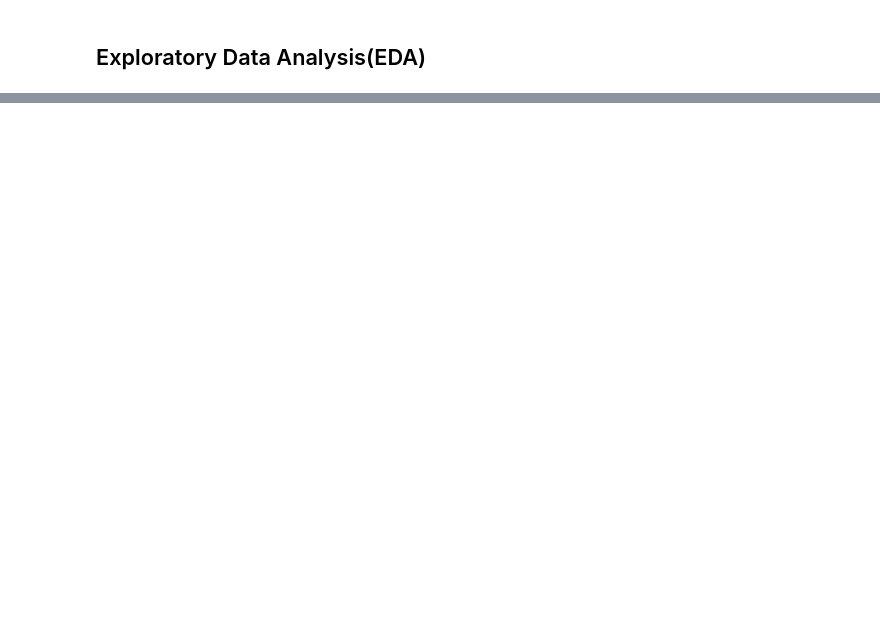
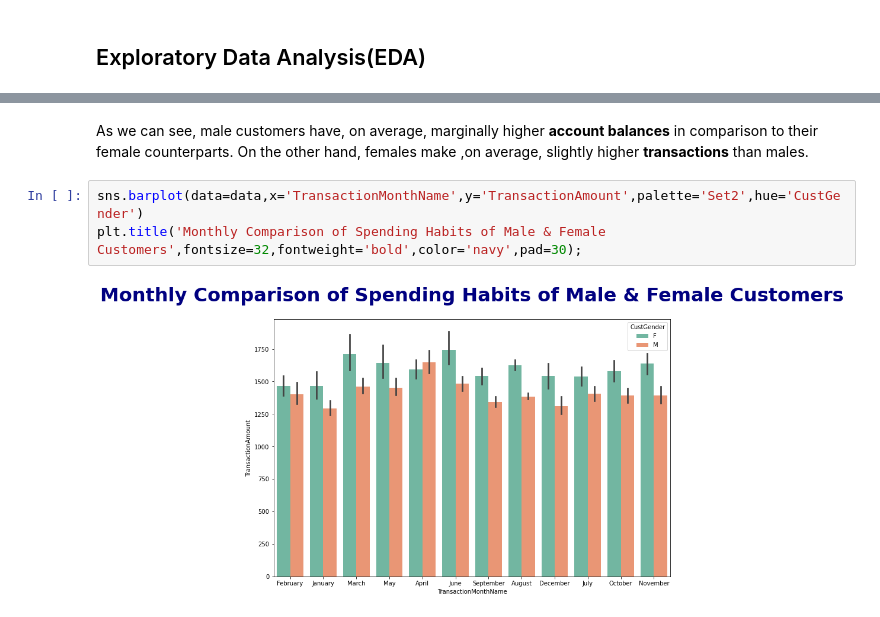
Before and after one commit to LucaFabri99/ADM-HW4, a Jupyter notebook: main.ipynb, the cells around one changed output, grey strips where cells are left out. Drawn from its saved outputs; the diff is of its cells as text; blank space fills up the shorter version.

```diff
--- a/main.ipynb
+++ b/main.ipynb
@@ -212,0 +260,7 @@ data.head(1)
+# %% [markdown]
+As we can see, male customers have, on average, marginally higher **account balances** in comparison to their female counterparts. On the other hand, females make ,on average, slightly higher **transactions** than males.
+# %%
+sns.barplot(data=data,x='TransactionMonthName',y='TransactionAmount',palette='Set2',hue='CustGender')
+plt.title('Monthly Comparison of Spending Habits of Male & Female Customers',fontsize=32,fontweight='bold',color='navy',pad=30);
+# %% [output]
+[figure, added]
```
Also changed, not shown: parts of 20 cells of this notebook.
